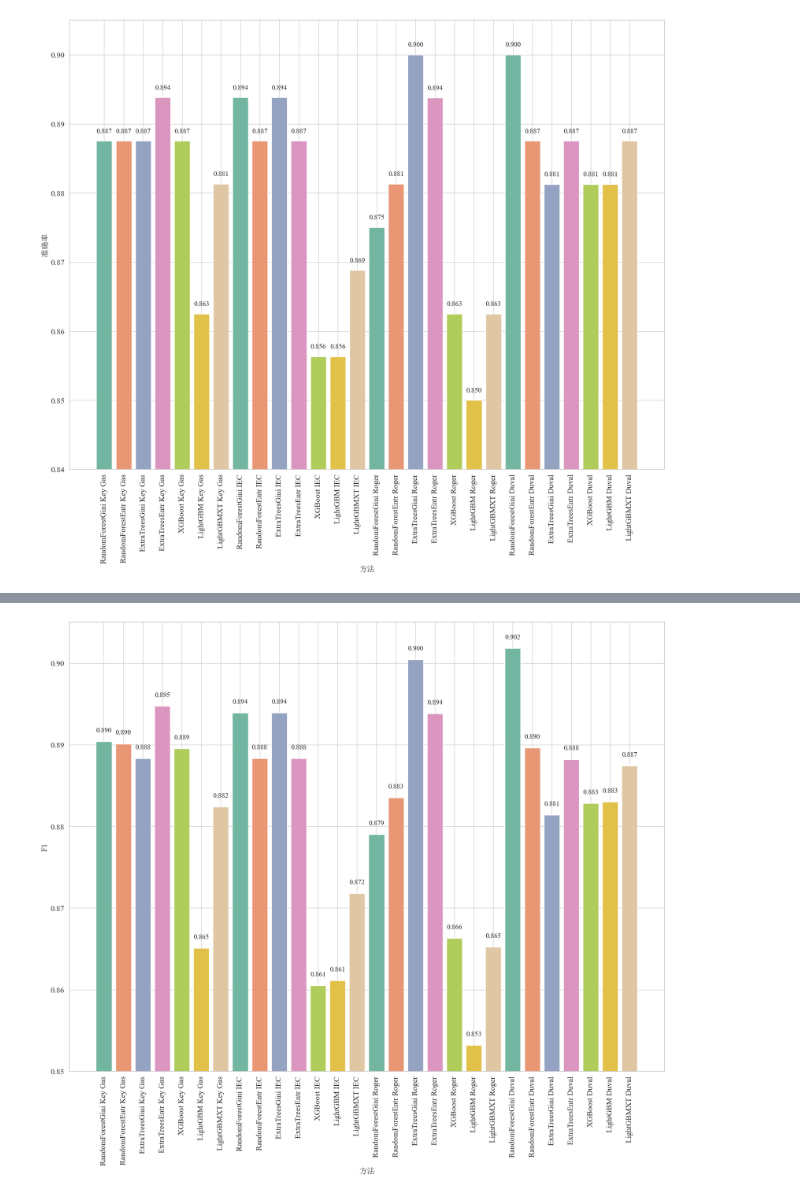
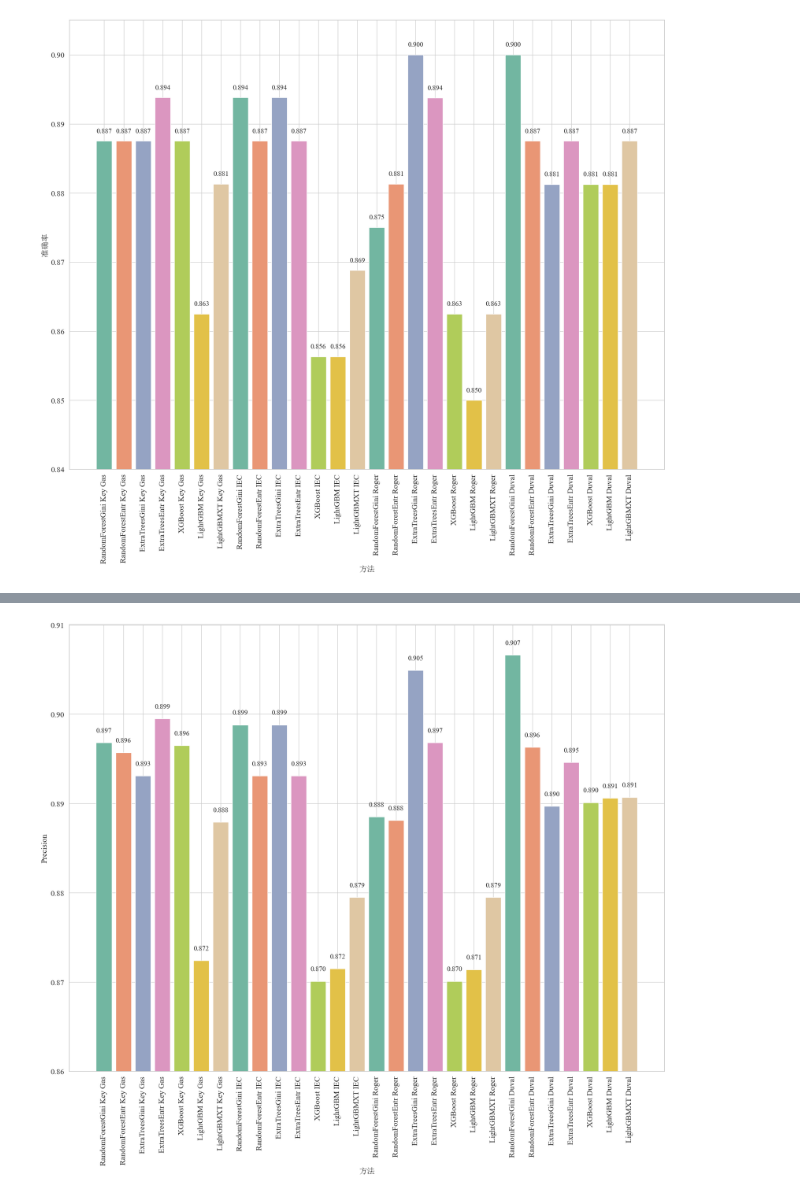
Before and after one commit to Sihan0229/DGA, a Jupyter notebook: Dissolved-Gas-Analysis/figure_show.ipynb, the cells around one changed output, grey strips where cells are left out. Cells and saved outputs as stored; diff of their text form; code cells hidden in the pictures.

```diff
--- a/Dissolved-Gas-Analysis/figure_show.ipynb
+++ b/Dissolved-Gas-Analysis/figure_show.ipynb
@@ -838,10 +913,10 @@ data = {
         'RandomForestGini', 'RandomForestEntr', 'ExtraTreesGini', 'ExtraTreesEntr', 'XGBoost', 'LightGBM', 'LightGBMXT', #'NeuralNetTorch', 'NeuralNetFastAI',
         'RandomForestGini', 'RandomForestEntr', 'ExtraTreesGini', 'ExtraTreesEntr', 'XGBoost', 'LightGBM', 'LightGBMXT', #'NeuralNetTorch', 'NeuralNetFastAI',
     ],
-    'Recall': [
+    'F1': [
         0.8904, 0.8901, 0.8883, 0.8947, 0.8895, 0.8651, 0.8824, #0.8438, 0.8250,
-        0.8939, 0.8883, 0.8939, 0.8883, 0.8605, 0.8611, 0.8718, #0.8250, 0.8125,
-        0.8790, 0.8835, 0.9004, 0.8938, 0.8663, 0.8532, 0.8652, #0.79375, 0.80625,
+        0.8660,0.8720, 0.8939, 0.8882, 0.8605, 0.8611, 0.8718, #0.8250, 0.8125,
+        0.8790, 0.8835, 0.9004, 0.8938, 0.8605,0.8611,0.8718, #0.79375, 0.80625,
         0.9018, 0.8896, 0.8814, 0.8882, 0.8828, 0.8830, 0.8874, #0.88125, 0.8000
     ]
 }
@@ -876,7 +951,7 @@ sns.set(style="whitegrid")
 
 # 绘图
 plt.figure(figsize=(18, 16))
-bars = plt.bar(df['方法'], df['Recall'], color=df['颜色'])
+bars = plt.bar(df['方法'], df['F1'], color=df['颜色'])
 
 # 添加数值标签
 for bar in bars:
@@ -886,7 +961,7 @@ for bar in bars:
 
 # 坐标轴设置
 plt.xlabel('方法', fontsize=16, fontproperties=font_cn)
-plt.ylabel('Recall', fontsize=16, fontproperties=font_en)
+plt.ylabel('F1', fontsize=16, fontproperties=font_en)
 plt.xticks(rotation=90, fontsize=12, fontproperties=font_en)
 plt.yticks(fontsize=12, fontproperties=font_en)
 plt.ylim(0.85, 0.905)
@@ -911,11 +988,11 @@ data = {
         'RandomForestGini', 'RandomForestEntr', 'ExtraTreesGini', 'ExtraTreesEntr', 'XGBoost', 'LightGBM', 'LightGBMXT', #'NeuralNetTorch', 'NeuralNetFastAI',
         'RandomForestGini', 'RandomForestEntr', 'ExtraTreesGini', 'ExtraTreesEntr', 'XGBoost', 'LightGBM', 'LightGBMXT', #'NeuralNetTorch', 'NeuralNetFastAI',
     ],
-    'F1': [
-        0.8904, 0.8901, 0.8883, 0.8947, 0.8895, 0.8651, 0.8824, #0.8438, 0.8250,
-        0.8939, 0.8883, 0.8939, 0.8883, 0.8605, 0.8611, 0.8718, #0.8250, 0.8125,
-        0.8790, 0.8835, 0.9004, 0.8938, 0.8663, 0.8532, 0.8652, #0.79375, 0.80625,
-        0.9018, 0.8896, 0.8814, 0.8882, 0.8828, 0.8830, 0.8874, #0.88125, 0.8000
+    'Precision': [
+        0.8968, 0.8957, 0.8931, 0.8995, 0.8965, 0.8724, 0.8879, #0.8438, 0.8250,
+        0.8988, 0.8931, 0.8988, 0.8931, 0.8701, 0.8715, 0.8795, #0.8250, 0.8125,
+        0.8885, 0.8881, 0.9049, 0.8968, 0.8701, 0.8714, 0.8795, #0.79375, 0.80625,
+        0.9066, 0.8963, 0.8897, 0.8946, 0.8901, 0.8906, 0.8907, #0.88125, 0.8000
     ]
 }
 
@@ -937,34 +1014,34 @@ model_colors = [
 
 # 映射模型到颜色
 unique_models = [
     'RandomForestGini', 'RandomForestEntr', 'ExtraTreesGini', 'ExtraTreesEntr',
     'XGBoost', 'LightGBM', 'LightGBMXT'#, 'NeuralNetTorch', 'NeuralNetFastAI'
 ]
 model_color_map = dict(zip(unique_models, model_colors))
 df['颜色'] = df['模型'].map(model_color_map)
 
 # 设置风格
 import seaborn as sns
 sns.set(style="whitegrid")
 
 # 绘图
 plt.figure(figsize=(18, 16))
-bars = plt.bar(df['方法'], df['F1'], color=df['颜色'])
+bars = plt.bar(df['方法'], df['Precision'], color=df['颜色'])
 
 # 添加数值标签
 for bar in bars:
     height = bar.get_height()
     plt.text(bar.get_x() + bar.get_width()/2, height + 0.001, f'{height:.3f}',
              ha='center', va='bottom', fontsize=14, fontproperties=font_en)
 
 # 坐标轴设置
 plt.xlabel('方法', fontsize=16, fontproperties=font_cn)
-plt.ylabel('F1', fontsize=16, fontproperties=font_en)
+plt.ylabel('Precision', fontsize=16, fontproperties=font_en)
 plt.xticks(rotation=90, fontsize=12, fontproperties=font_en)
 plt.yticks(fontsize=12, fontproperties=font_en)
-plt.ylim(0.85, 0.905)
+plt.ylim(0.86, 0.91)
 
 plt.tight_layout()
 plt.show()
 # %% [output]
-[figure, old version]
+[figure, new version]
```
Also changed, not shown: parts of 8 cells of this notebook.
